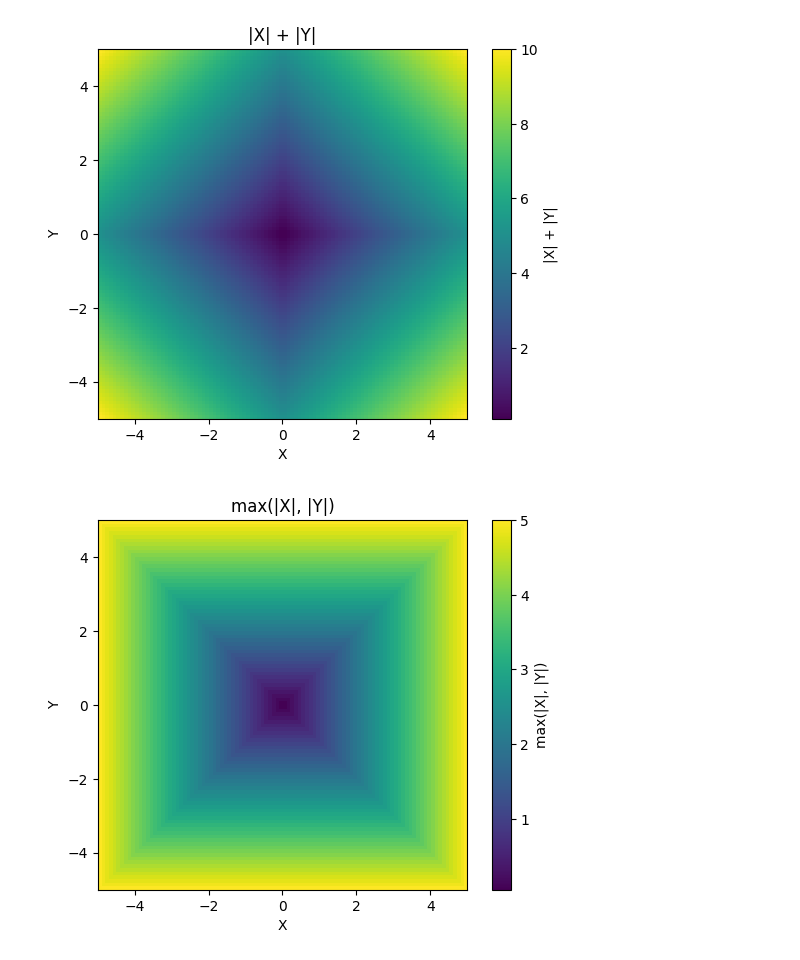
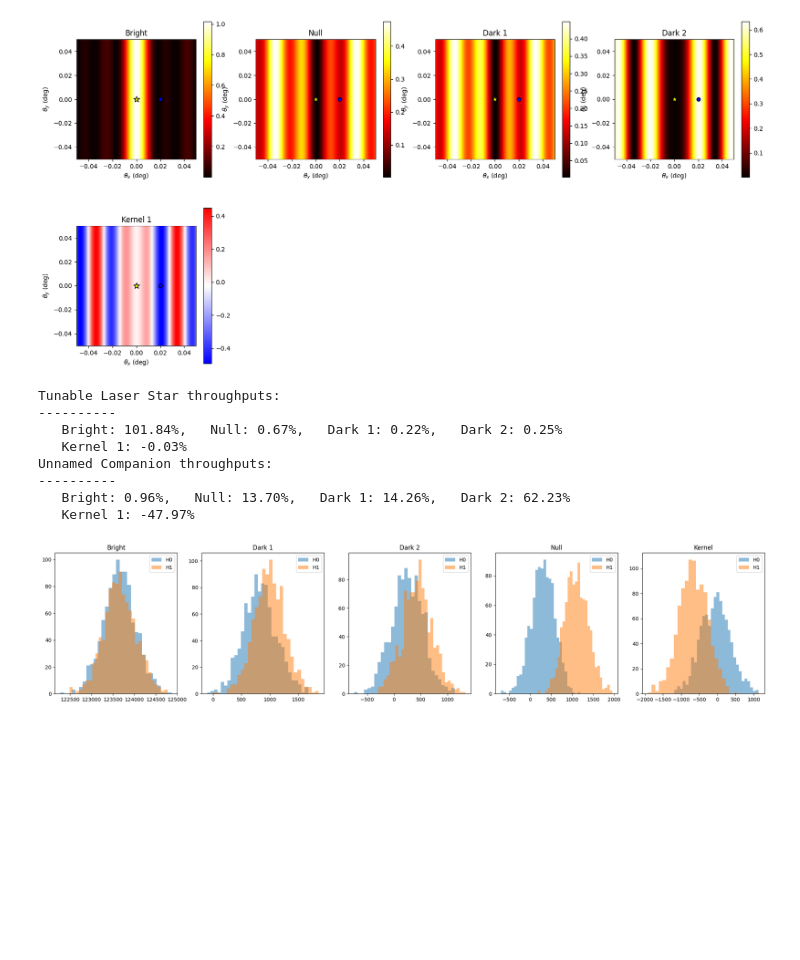
Before and after one commit to VForiel/PhD-Theory, a Jupyter notebook: test.ipynb, the cells around one changed output. Saved outputs shown, nothing was run; the diff lists cells and outputs as text; code cells hidden in the pictures; blank space fills up the shorter version.

```diff
--- a/test.ipynb
+++ b/test.ipynb
@@ -4,28 +8,48 @@ import matplotlib.pyplot as plt
-# %%
-X, Y = np.meshgrid(np.linspace(-5, 5, 100), np.linspace(-5, 5, 100))
-
-noise = 0 * np.random.rand(*X.shape)
-
-# Keep max absolute value of each array
-z_max = np.maximum(np.abs(X), np.abs(Y)) + noise
-
-# Build the sum
-z_sum = np.abs(X) + np.abs(Y) + noise
-
-
-plt.imshow(z_sum, extent=(-5, 5, -5, 5), origin='lower', cmap='viridis')
-plt.colorbar(label='|X| + |Y|')
-plt.title('|X| + |Y|')
-plt.xlabel('X')
-plt.ylabel('Y')
-plt.show()
-
-plt.imshow(z_max, extent=(-5, 5, -5, 5), origin='lower', cmap='viridis')
-plt.colorbar(label='max(|X|, |Y|)')
-plt.title('max(|X|, |Y|)')
-plt.xlabel('X')
-plt.ylabel('Y')
-plt.show()
-# %% [output]
-[figure, removed]
-[figure, removed]
+# %%
+importlib.reload(phise)
+
+ctx = phise.examples.contexts.get_PHOB()
+ctx.interferometer.fov = 0.1 * u.deg
+ctx.chip.calibrate()
+ctx.Γ = 0 * u.nm # 1nm of upstream piston rms
+ctx_h0 = copy(ctx)
+ctx_h0.target.companions = []
+ctx_h1 = copy(ctx)
+ctx_h1.target.companions = [phise.Companion(1e-2, 0.02*u.deg, 0*u.deg)]
+
+ctx_h1.plot_transmission_maps(N=100)
+
+N = 1000
+
+n_raw = ctx.chip.nb_raw_outputs
+n_processed = ctx.chip.nb_processed_outputs
+
+data_h0 = np.empty((n_raw + n_processed, N))
+data_h1 = np.empty((n_raw + n_processed, N))
+
+for i in range(N):
+    h0_outs = ctx_h0.observe()
+    h1_outs = ctx_h1.observe()
+    data_h0[:n_raw, i] = h0_outs
+    data_h1[:n_raw, i] = h1_outs
+    data_h0[n_raw:, i] = ctx_h0.chip.process_outputs(h0_outs)
+    data_h1[n_raw:, i] = ctx_h1.chip.process_outputs(h1_outs)
+
+titles = ['Bright', 'Dark 1', 'Dark 2', 'Null', 'Kernel']
+fig, axs = plt.subplots(1, n_raw + n_processed, figsize=((n_raw + n_processed) * 5, 5))
+for i in range(n_raw + n_processed):
+    axs[i].hist(data_h0[i, :], bins=30, alpha=0.5, label='H0')
+    axs[i].hist(data_h1[i, :], bins=30, alpha=0.5, label='H1')
+    axs[i].set_title(titles[i])
+    axs[i].legend()
+# %% [output]
+[figure, added]
+Tunable Laser Star throughputs:
+----------
+   Bright: 101.84%,   Null: 0.67%,   Dark 1: 0.22%,   Dark 2: 0.25%
+   Kernel 1: -0.03%
+Unnamed Companion throughputs:
+----------
+   Bright: 0.96%,   Null: 13.70%,   Dark 1: 14.26%,   Dark 2: 62.23%
+   Kernel 1: -47.97%
+[figure, added]
```
Also changed, not shown: parts of 1 cell of this notebook.
